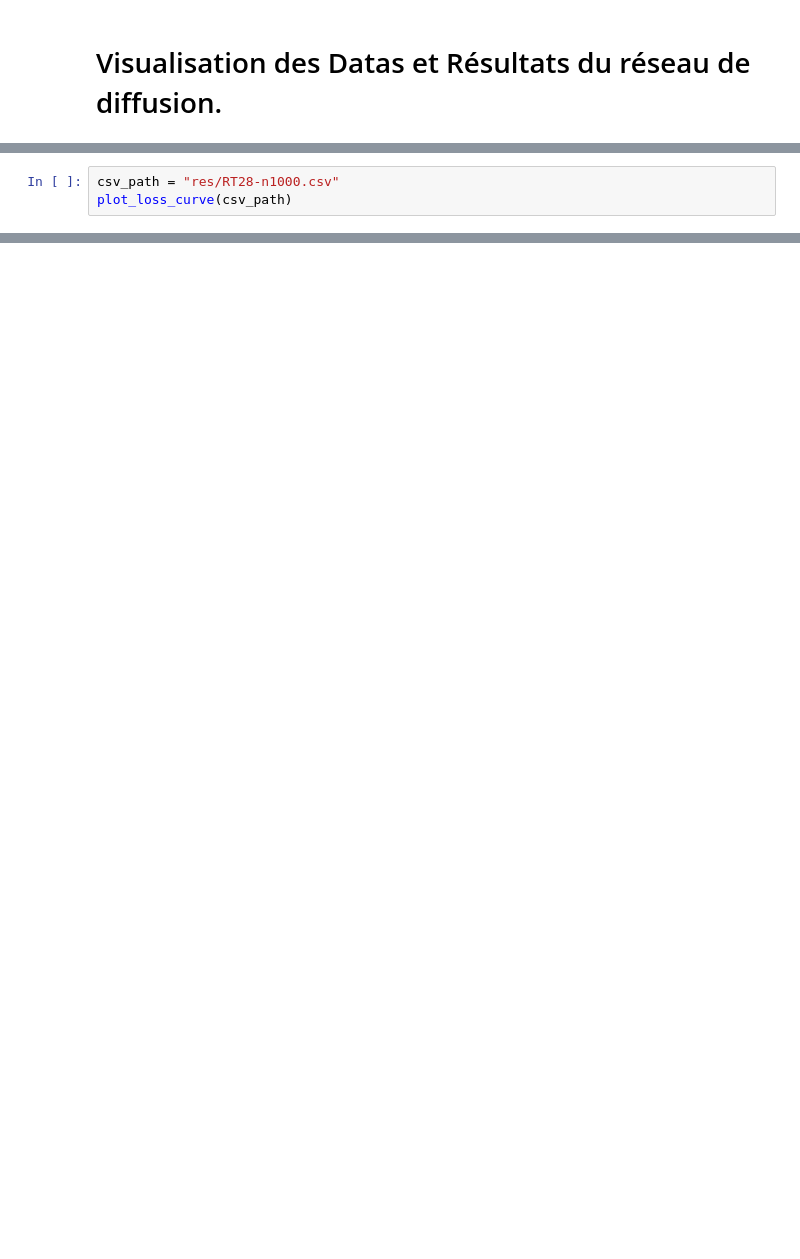
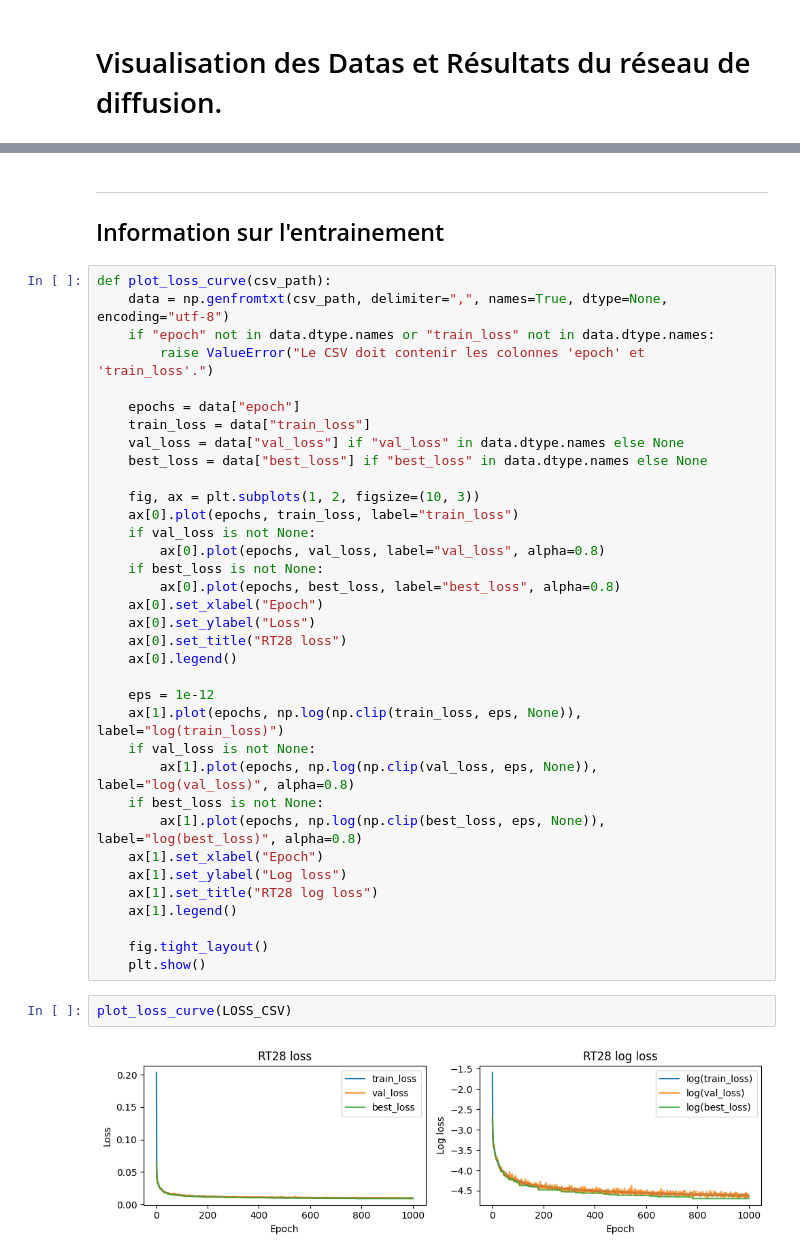
Before and after one commit to Samuel-Chapuis/Rayleigh-Taylor-Generative-Surrogate, a Jupyter notebook: analyse_reslutat/VisualisationPT.ipynb, the cells around one changed output, grey strips where cells are left out. Cells and saved outputs as stored; diff of their text form; blank space fills up the shorter version.

```diff
--- a/analyse_reslutat/VisualisationPT.ipynb
+++ b/analyse_reslutat/VisualisationPT.ipynb
@@ -168,3 +2,0 @@ def plot_loss_curve(csv_path):
-# %%
-csv_path = "res/RT28-n1000.csv"
-plot_loss_curve(csv_path)
@@ -529,0 +172,42 @@ val vs MNIST                15.2633          14.2749
+# %% [markdown]
+---
+## Information sur l'entrainement
+# %%
+def plot_loss_curve(csv_path):
+    data = np.genfromtxt(csv_path, delimiter=",", names=True, dtype=None, encoding="utf-8")
+    if "epoch" not in data.dtype.names or "train_loss" not in data.dtype.names:
+        raise ValueError("Le CSV doit contenir les colonnes 'epoch' et 'train_loss'.")
+
+    epochs = data["epoch"]
+    train_loss = data["train_loss"]
+    val_loss = data["val_loss"] if "val_loss" in data.dtype.names else None
+    best_loss = data["best_loss"] if "best_loss" in data.dtype.names else None
+
+    fig, ax = plt.subplots(1, 2, figsize=(10, 3))
+    ax[0].plot(epochs, train_loss, label="train_loss")
+    if val_loss is not None:
+        ax[0].plot(epochs, val_loss, label="val_loss", alpha=0.8)
+    if best_loss is not None:
+        ax[0].plot(epochs, best_loss, label="best_loss", alpha=0.8)
+    ax[0].set_xlabel("Epoch")
+    ax[0].set_ylabel("Loss")
+    ax[0].set_title("RT28 loss")
+    ax[0].legend()
+
+    eps = 1e-12
+    ax[1].plot(epochs, np.log(np.clip(train_loss, eps, None)), label="log(train_loss)")
+    if val_loss is not None:
+        ax[1].plot(epochs, np.log(np.clip(val_loss, eps, None)), label="log(val_loss)", alpha=0.8)
+    if best_loss is not None:
+        ax[1].plot(epochs, np.log(np.clip(best_loss, eps, None)), label="log(best_loss)", alpha=0.8)
+    ax[1].set_xlabel("Epoch")
+    ax[1].set_ylabel("Log loss")
+    ax[1].set_title("RT28 log loss")
+    ax[1].legend()
+
+    fig.tight_layout()
+    plt.show()
+# %%
+plot_loss_curve(LOSS_CSV)
+# %% [output]
+[figure, added]
```
Also changed, not shown: parts of 47 cells of this notebook, 4 other files.
